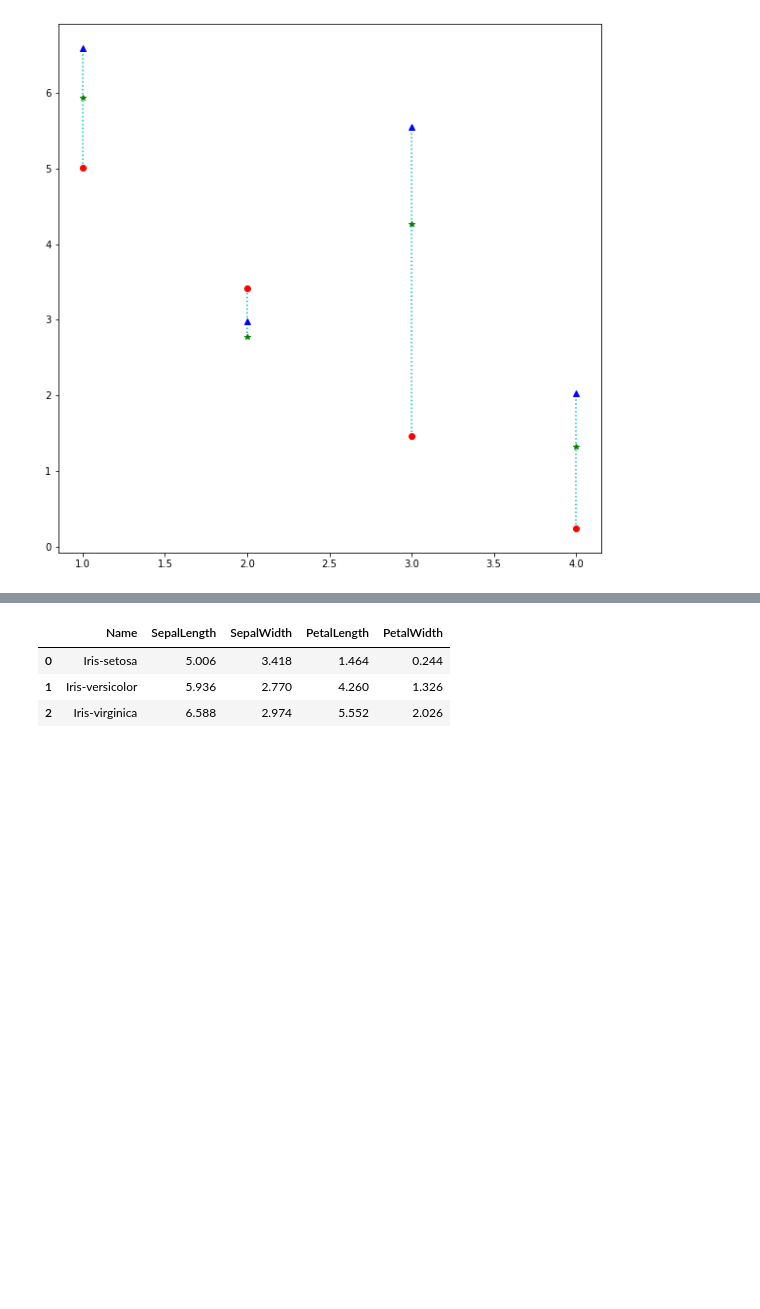
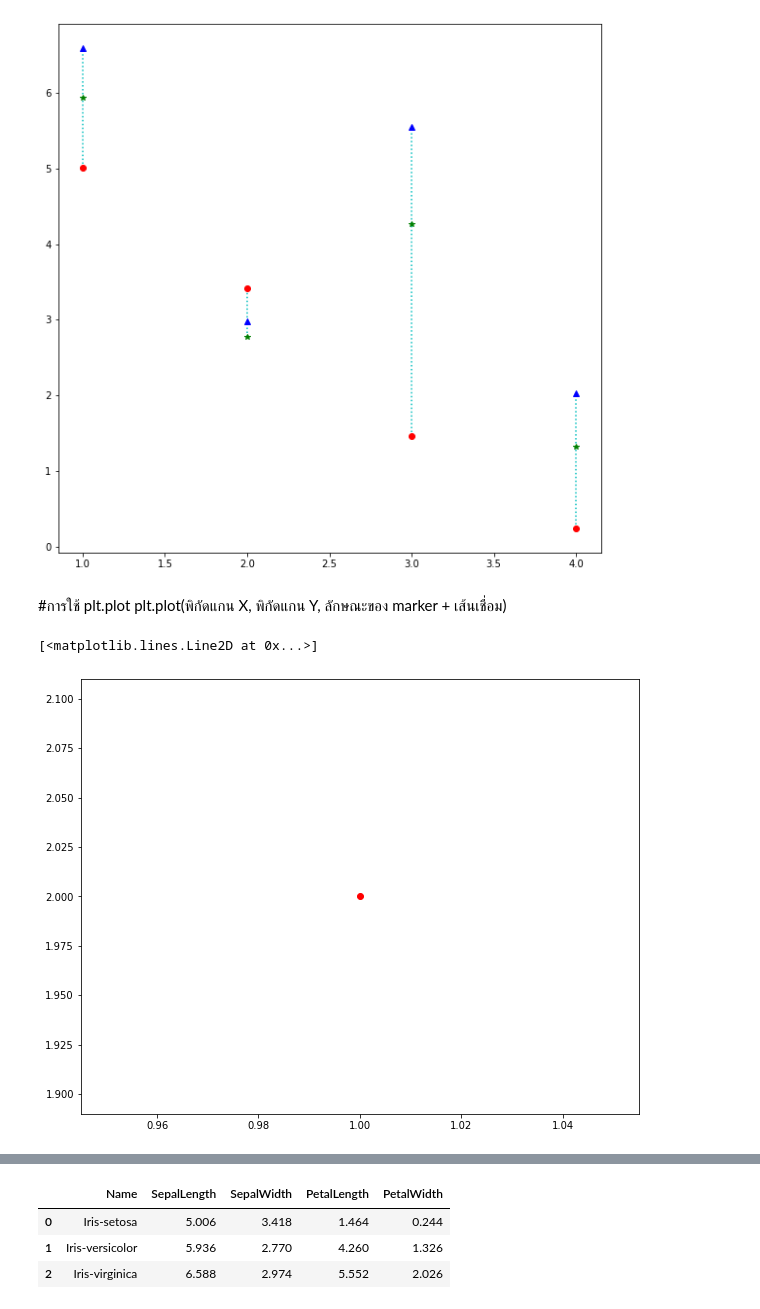
Before and after one commit to sujiraa/BasicProg_DataViz65, a Jupyter notebook: DataViz02_PCA.ipynb, the cells around one changed output, grey strips where cells are left out. Drawn from its saved outputs; the diff is of its cells as text; code cells hidden in the pictures; blank space fills up the shorter version.

```diff
--- a/DataViz02_PCA.ipynb
+++ b/DataViz02_PCA.ipynb
@@ -173,3 +173,11 @@ plt.plot([1,2,3,4],sample_data.iloc[2,:],'b^')
 # %% [output]
 [<matplotlib.lines.Line2D at 0x...>]
 [figure]
+# %% [markdown]
+#การใช้ plt.plot
+plt.plot(พิกัดแกน X, พิกัดแกน Y, ลักษณะของ marker + เส้นเชื่อม)
+# %%
+plt.plot([1],[2],'ro')
+# %% [output]
+[<matplotlib.lines.Line2D at 0x...>]
+[figure, added]
```
Also changed, not shown: parts of 15 cells of this notebook.
